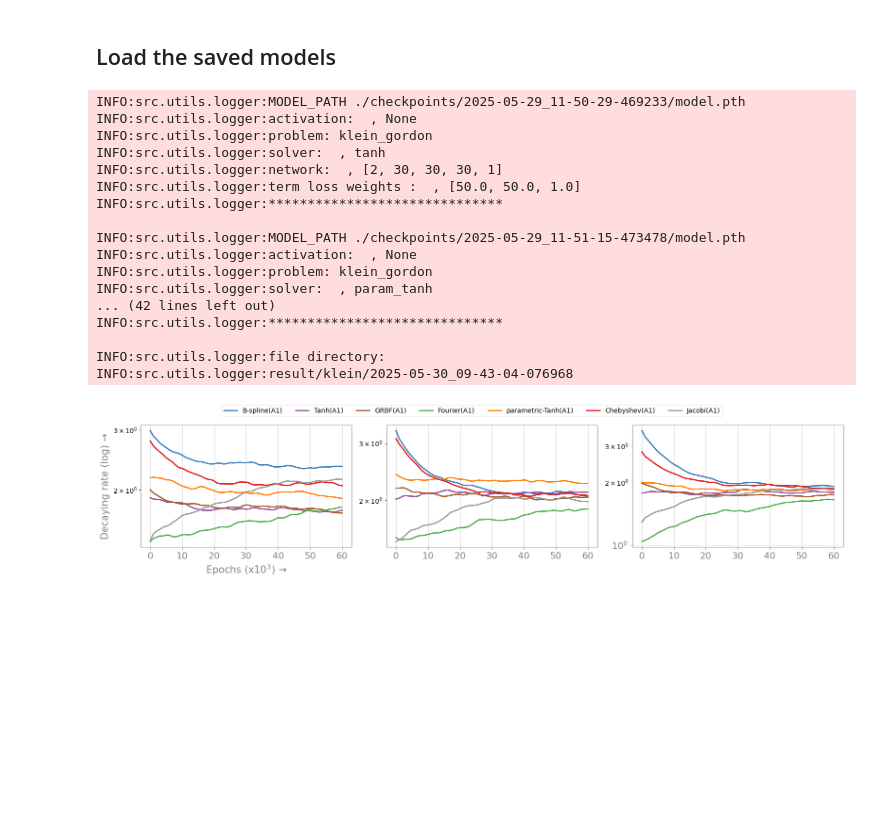
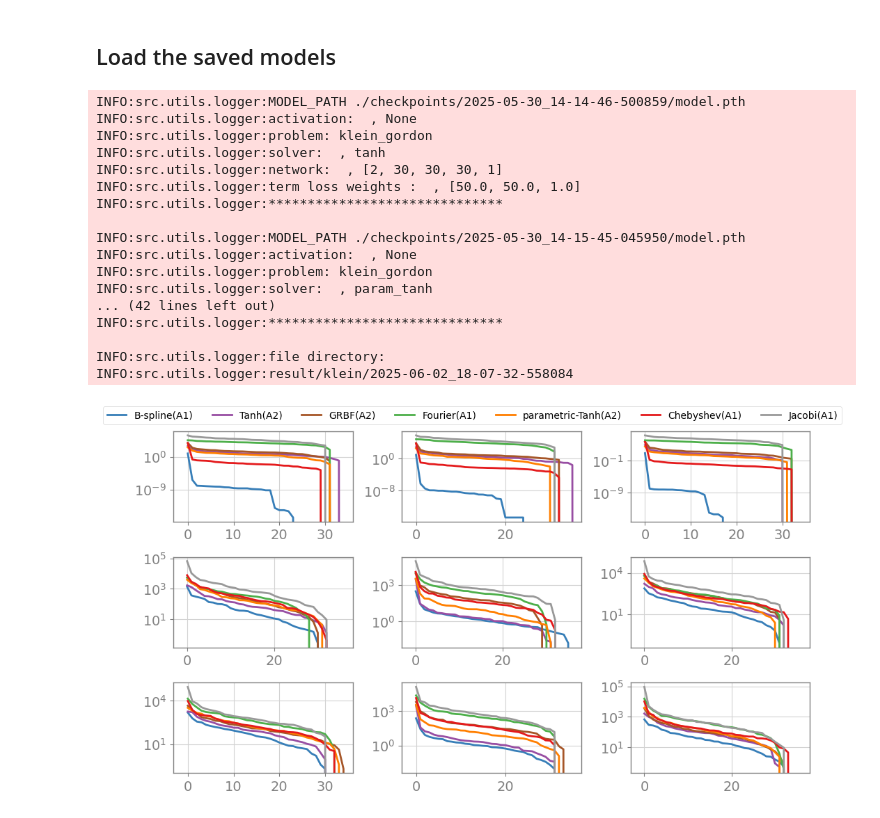
Before and after one commit to afrah/pinn_learnable_activation, a Jupyter notebook: src/notebook/klein_ntk_eigenvalues.ipynb, the cells around one changed output. Cells and saved outputs as stored; diff of their text form; code cells hidden in the pictures; blank space fills up the shorter version.

```diff
--- a/src/notebook/klein_ntk_eigenvalues.ipynb
+++ b/src/notebook/klein_ntk_eigenvalues.ipynb
@@ -67,3 +48,22 @@ MODEL_PATH_LIST = {
+# %%
+TANH_NORM_DIST = "./checkpoints/2025-05-30_14-14-46-500859/model.pth"
+TANH_PARAM_DIST = "./checkpoints/2025-05-30_14-15-45-045950/model.pth"
+BSPLINE_DIST = "./checkpoints/2025-05-30_14-14-12-016582/model.pth"
+GRBF_DIST = "./checkpoints/2025-05-30_14-17-39-499991/model.pth"
+FOURIER_DIST = "./checkpoints/2025-05-30_14-13-21-301926/model.pth"
+CHEBTSHEV_DIST = "./checkpoints/2025-05-30_14-18-48-636950/model.pth"
+JACOBI_DIST = "./checkpoints/2025-05-30_14-20-09-948884/model.pth"
+
+
+MODEL_PATH_LIST = {
+    "tanh": TANH_NORM_DIST,
+    "param_tanh": TANH_PARAM_DIST,
+    "grbf": GRBF_DIST,
+    "bspline": BSPLINE_DIST,
+    "chebyshev": CHEBTSHEV_DIST,
+    "jacobi": JACOBI_DIST,
+    "fourier": FOURIER_DIST,
+}
 # %% [markdown]
 ## Load the saved models
 # %%
@@ -105,7 +105,7 @@ for model_name, model_path in MODEL_PATH_LIST.items():
 
 logger.print("file directory:", logger.get_output_dir())
 # %% [output]
-INFO:src.utils.logger:MODEL_PATH ./checkpoints/2025-05-29_11-50-29-469233/model.pth
+INFO:src.utils.logger:MODEL_PATH ./checkpoints/2025-05-30_14-14-46-500859/model.pth
 INFO:src.utils.logger:activation:  , None
 INFO:src.utils.logger:problem: klein_gordon
 INFO:src.utils.logger:solver:  , tanh
@@ -113,7 +113,7 @@ INFO:src.utils.logger:network:  , [2, 30, 30, 30, 1]
 INFO:src.utils.logger:term loss weights :  , [50.0, 50.0, 1.0]
 INFO:src.utils.logger:******************************
 
-INFO:src.utils.logger:MODEL_PATH ./checkpoints/2025-05-29_11-51-15-473478/model.pth
+INFO:src.utils.logger:MODEL_PATH ./checkpoints/2025-05-30_14-15-45-045950/model.pth
 INFO:src.utils.logger:activation:  , None
 INFO:src.utils.logger:problem: klein_gordon
 INFO:src.utils.logger:solver:  , param_tanh
@@ -121,7 +121,7 @@ INFO:src.utils.logger:solver:  , param_tanh
 INFO:src.utils.logger:******************************
 
 INFO:src.utils.logger:file directory:
-INFO:src.utils.logger:result/klein/2025-05-30_09-43-04-076968
+INFO:src.utils.logger:result/klein/2025-06-02_18-07-32-558084
 # %%
 min_length = min(len(trace_jacobian_bc_log_dic[k]) for k in trace_jacobian_bc_log_dic)
 time_iterations = [0, min_length // 2, min_length - 1]
@@ -175,33 +175,33 @@ for row, time_iteration in enumerate(time_iterations):
                 "alpha": 1.0,
             },
             {
                 "data": dict_["chebyshev"][time_iteration],
                 "color": model_color["chebyshev"],
                 "name": "Chebyshev(A1)",
                 "alpha": 1.0,
             },
             {
                 "data": dict_["jacobi"][time_iteration],
                 "color": model_color["jacobi"],
                 "name": "Jacobi(A1)",
                 "alpha": 1.0,
             },
         ]
 
-        plot_ntk_eigenvalues(ax[row, col], data_list, row, col, smoothed_data=False)
+        plot_ntk_eigenvalues(ax[row, col], data_list, row=row, col=col)
 
 for line in ax[-1, -1].get_lines():
     lines.append(line)
     labels.append(line.get_label())
 
-save_path = os.path.join(logger.get_output_dir(), "trace_jacobian_wave.png")
+save_path = os.path.join(logger.get_output_dir(), "ntk_eigenvalues_klein.png")
 
 legend = fig.legend(
     lines, labels, loc="upper center", bbox_to_anchor=(0.5, 1.05), ncol=7
 )
 legend.get_frame().set_facecolor("white")
 
 plt.tight_layout()
 plt.savefig(save_path)
 # %% [output]
-[figure, old version]
+[figure, new version]
```
Also changed, not shown: parts of 3 cells of this notebook, 35 other files.
